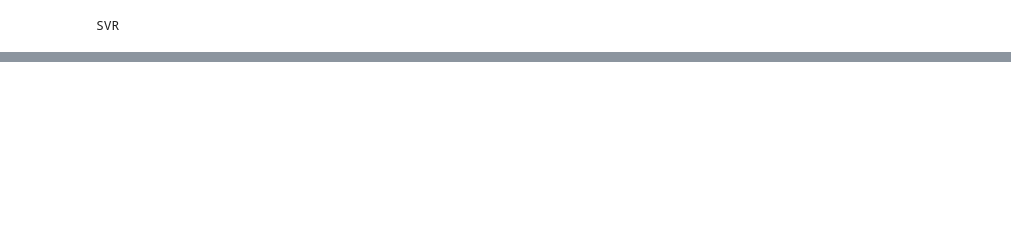
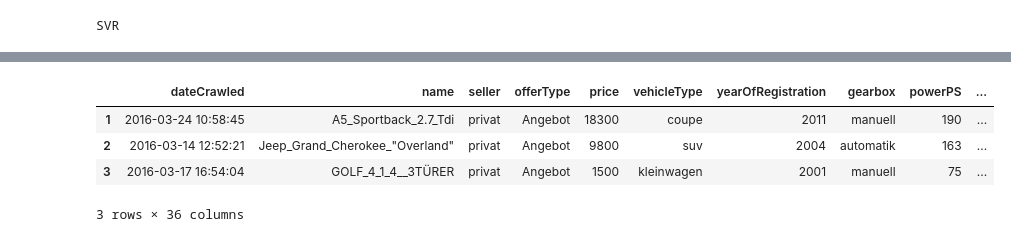
Before and after one commit to yennanliu/Kaggle.com_mini_project, a Jupyter notebook: used-cars-database/Kaggle_Used_Car_Pricing_Prediciton.ipynb, the cells around one changed output, grey strips where cells are left out. Cells and saved outputs as stored; diff of their text form; code cells hidden in the pictures; blank space fills up the shorter version.

```diff
--- a/used-cars-database/Kaggle_Used_Car_Pricing_Prediciton.ipynb
+++ b/used-cars-database/Kaggle_Used_Car_Pricing_Prediciton.ipynb
@@ -211,0 +233,3 @@ R2  score : 0.58
+# %%
+last_seen =  max(df.lastSeen)
+last_seen
@@ -211,0 +238,22 @@ R2  score : 0.58
+# %%
+# create new feature : "car_age_day" , how old is car by DAY
+
+df['car_age_day'] =  (last_seen - df.dateCreated).apply(lambda x: int(x.days))
+# %%
+# Transform non-value columns to numerical features by dummy variables
+
+# Dummy Variables
+# https://chrisalbon.com/python/pandas_convert_categorical_to_dummies.html
+
+df_fuel_type =  pd.get_dummies(df['fuelType'])
+df_gear_box =  pd.get_dummies(df['gearbox'])
+df_vehicleType =  pd.get_dummies(df['vehicleType'])
+df_ = pd.concat([df, df_fuel_type,df_gear_box,df_vehicleType], axis=1)
+# %%
+df_.head(3)
+# %% [output]
+|  | dateCrawled | name | seller | offerType | price | vehicleType | yearOfRegistration | gearbox | powerPS | ... |
+| 1 | 2016-03-24 10:58:45 | A5_Sportback_2.7_Tdi | privat | Angebot | 18300 | coupe | 2011 | manuell | 190 | ... |
+| 2 | 2016-03-14 12:52:21 | Jeep_Grand_Cherokee_"Overland" | privat | Angebot | 9800 | suv | 2004 | automatik | 163 | ... |
+| 3 | 2016-03-17 16:54:04 | GOLF_4_1_4__3TÜRER | privat | Angebot | 1500 | kleinwagen | 2001 | manuell | 75 | ... |
+3 rows × 36 columns
```
Also changed, not shown: parts of 10 cells of this notebook.
